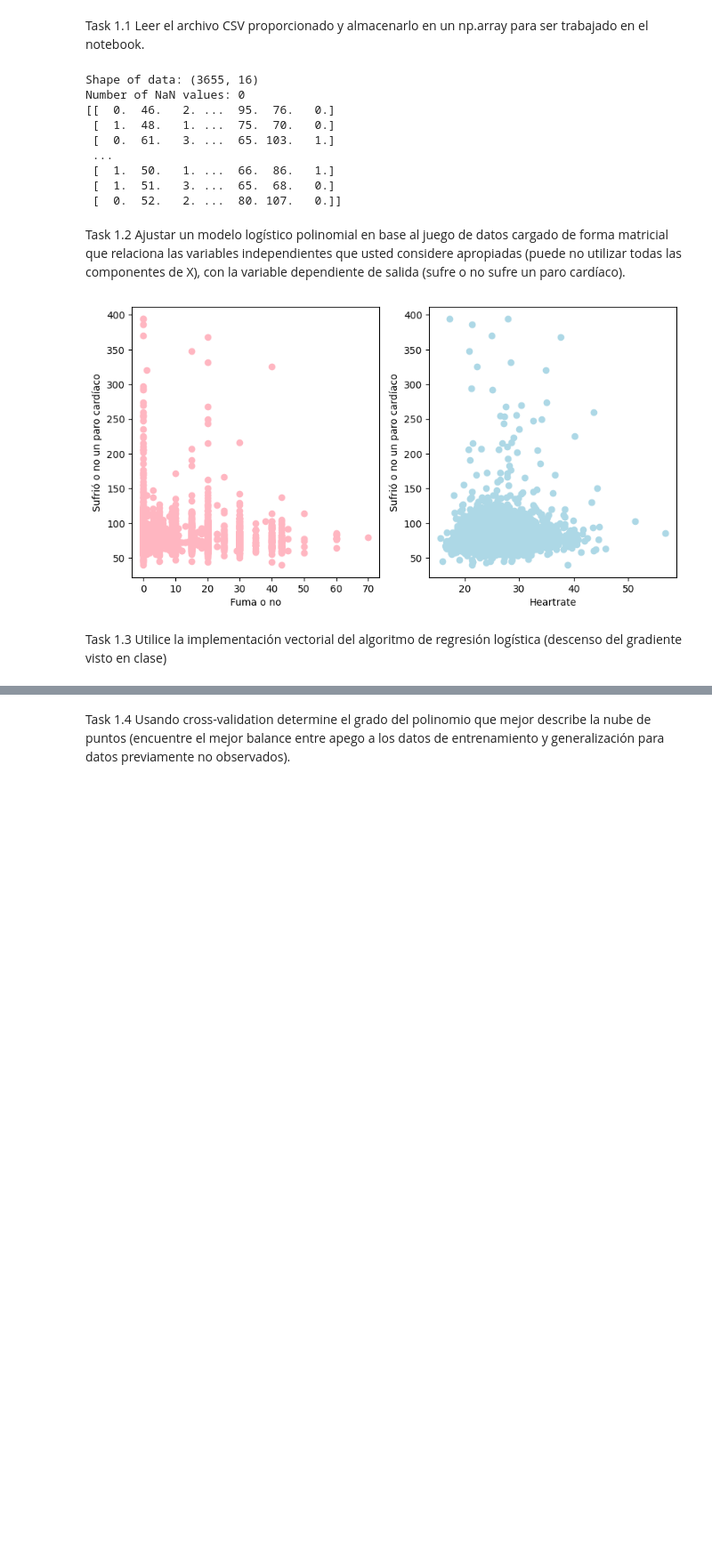
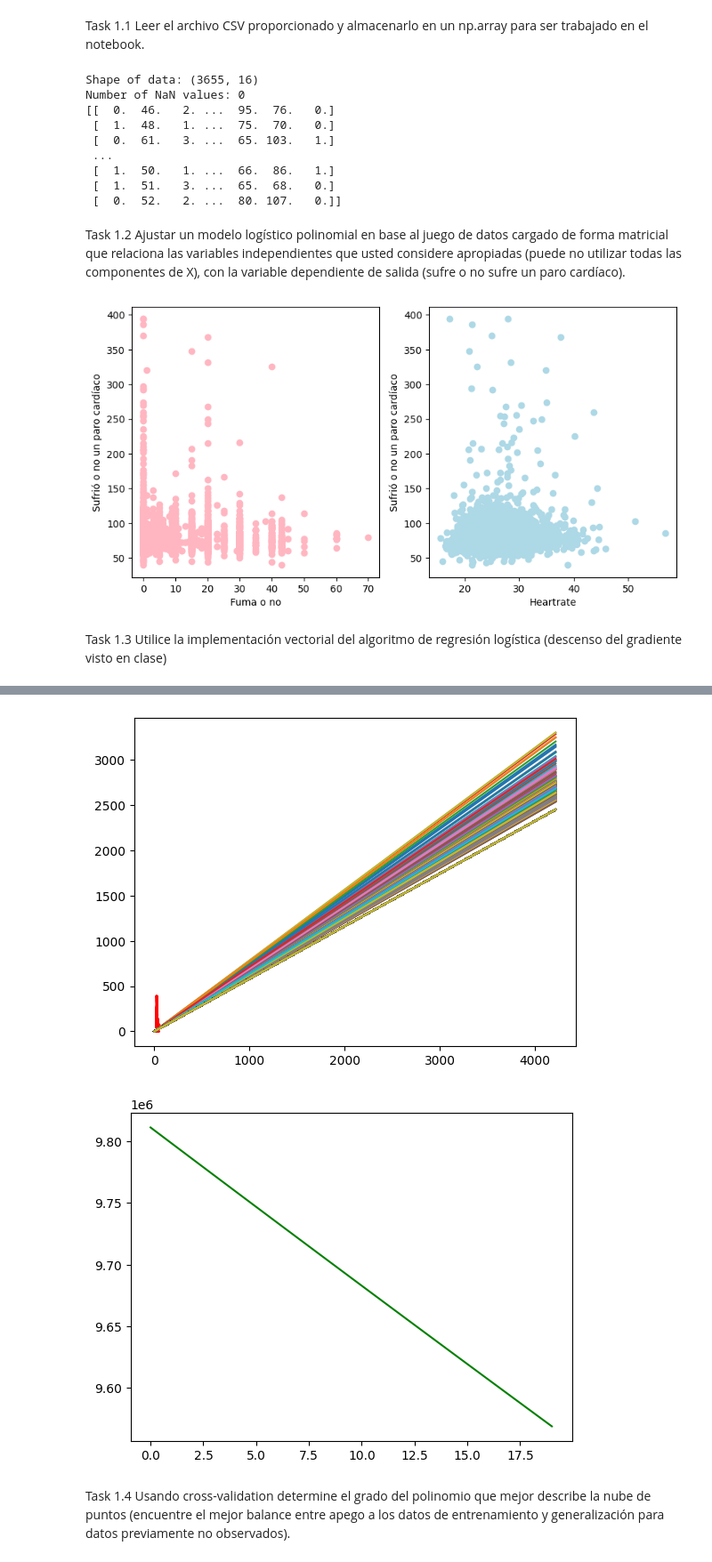
Before and after one commit to Marianadaso3/Lab4.1-IA, a Jupyter notebook: main.ipynb, the cells around one changed output, grey strips where cells are left out. Shown at 89% size. Saved outputs shown, nothing was run; the diff lists cells and outputs as text; code cells hidden in the pictures; blank space fills up the shorter version.

```diff
--- a/main.ipynb
+++ b/main.ipynb
@@ -134,3 +64,67 @@ NameError: name 'l' is not defined
+# %%
+# Variable dependiente: sufre o no un paro cardíaco. (Posición 13).
+X = data[:, 12]
+
+# Variable independiente: BMI. (Posición 12)
+y = data[:, 14]
+
+# Quitando los NaN de X y y.
+X = X[~np.isnan(X)]
+y = y[~np.isnan(y)]
+
+# Agregando ceros en caso de que hagan falta en X y y.
+n = max(len(X), len(y))
+X = np.pad(X, (0, n - len(X)), 'constant')
+y = np.pad(y, (0, n - len(y)), 'constant')
+
+# Agregando una columna de unos para hacer un bias en los cálculos.
+Xr = np.c_[np.ones(n), X]
+
+# Calculando el theta inicial.
+to = np.random.rand(Xr.shape[1], 1) # Theta inicial.
+
+# Calculando el costo y el gradiente.
+def cost(theta, X, y):
+    return np.sum((X.dot(theta) - y) ** 2) / (2 * len(y))
+
+def gradient(theta, X, y):
+    return X.T.dot(X.dot(theta) - y) / len(y)
+
+def linear_regression(X, y, alpha, iterations):
+    theta = np.random.rand(X.shape[1], 1)
+    for i in range(iterations):
+        theta = theta - alpha * gradient(theta, X, y)
+    return theta
+
+tf = linear_regression(Xr, y, alpha=0.000001, iterations=20)
+
+xm = np.array([[0], [len(X)]])
+xmr = np.hstack((
+    np.ones((2, 1)),
+    xm
+))
+
+ym = xmr @ tf # Pendiente de la recta a utilizar.
+
+# Graficando los resultados.
+plt.plot(X, y, "red")
+plt.plot(xm, ym)
+plt.show()
+
+# Costo.
+costs = []
+theta = to
+alpha = 0.000001
+iterations = 20
+for i in range(iterations):
+    theta = theta - alpha * gradient(theta, Xr, y)
+    costs.append(cost(theta, Xr, y))
+
+plt.plot(costs, color="green")
+plt.show()
+# %% [output]
+[figure, added]
+[figure, added]
 # %% [markdown]
 Task 1.4
 Usando cross-validation determine el grado del polinomio que mejor describe la nube de puntos (encuentre el mejor balance entre apego a los datos de entrenamiento y generalización para datos previamente no observados).
```
Also changed, not shown: parts of 6 cells of this notebook, 2 other files.
